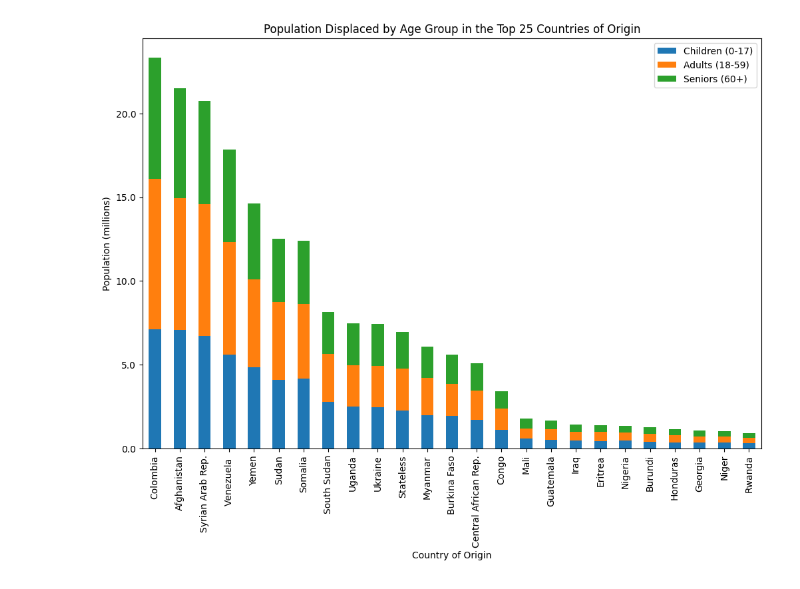
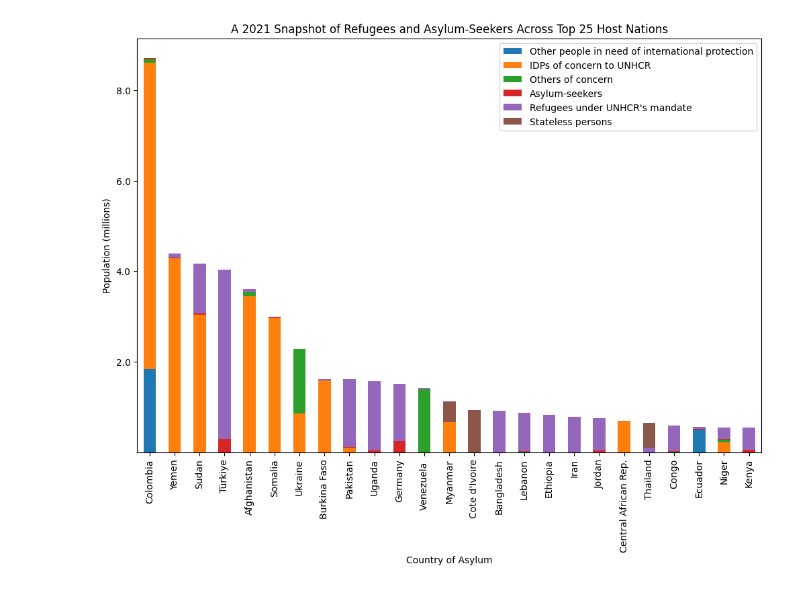
Before and after one commit to htootayzaaung/Information_Visualization, a Jupyter notebook: Coursework 1/Coursework 1.ipynb, the cells around one changed output. Cells and saved outputs as stored; diff of their text form; code cells hidden in the pictures.

Commit message:
Heatmap and Bar chart obtained as per requirements.

```diff
--- a/Coursework 1/Coursework 1.ipynb
+++ b/Coursework 1/Coursework 1.ipynb
@@ -1,47 +1,55 @@
 # %%
 import pandas as pd
 import matplotlib.pyplot as plt
 from matplotlib.ticker import FuncFormatter
 
 # Load the data from the CSV file
-file_path = 'demographics.csv'  # Replace with your actual file path
+file_path = 'demographics.csv'
 df = pd.read_csv(file_path)
 
-# Define broader age categories by summing the relevant columns
-df['Children (0-17)'] = df.filter(regex='Female|Male [0-9] - 1[0-7]').sum(axis=1)
-df['Adults (18-59)'] = df.filter(regex='Female|Male 1[8-9] - [2-5][0-9]').sum(axis=1)
-df['Seniors (60+)'] = df.filter(regex='Female|Male 60').sum(axis=1)
+# Define the full names for the population types, excluding 'Host Community'
+population_types = {
+    'OIP': 'Other people in need of international protection',
+    'IDP': 'IDPs of concern to UNHCR',
+    'OOC': 'Others of concern',
+    'ASY': 'Asylum-seekers',
+    'REF': 'Refugees under UNHCR\'s mandate',
+    'STA': 'Stateless persons'
+}
 
-# Summarize the data for each country of origin
-summary_df = df.groupby('Country of origin').agg({
-    'Children (0-17)': 'sum',
-    'Adults (18-59)': 'sum',
-    'Seniors (60+)': 'sum'
-})
+# Sum the totals for each population type within each country of asylum
+for abbreviation, full_name in population_types.items():
+    df[full_name] = df[df['Population Type'] == abbreviation][['Female total', 'Male total']].sum(axis=1)
+
+# Group by 'Country of asylum' and aggregate the totals for each population type
+summary_df = df.groupby('Country of asylum').agg({full_name: 'sum' for abbreviation, full_name in population_types.items()})
 
 # Sort countries by total population and select the top 25
-top_countries_origin = summary_df.sum(axis=1).nlargest(25).index
-top_summary_df_origin = summary_df.loc[top_countries_origin]
+top_countries_asylum = summary_df.sum(axis=1).nlargest(25).index
+top_summary_df_asylum = summary_df.loc[top_countries_asylum]
 
 # Plotting the bar chart
 fig, ax = plt.subplots(figsize=(12, 8))  # Adjusted for a better fit
-(top_summary_df_origin / 1e6).plot(kind='bar', ax=ax, stacked=True)  # Convert population to millions
+(top_summary_df_asylum / 1e6).plot(kind='bar', ax=ax, stacked=True)  # Convert population to millions
 
 # Format the y-axis labels to show as 'x million' without trailing zeroes
-ax.yaxis.set_major_formatter(FuncFormatter(lambda x, _: '{:.1f}'.format(x)))
+ax.yaxis.set_major_formatter(FuncFormatter(lambda x, _: '{:.1f}'.format(x) if x != 0 else '0'))
 
 # Rotate the x-axis labels for better legibility
 plt.xticks(rotation=90)
 
-# Set the chart title and labels
-ax.set_title('Population Displaced by Age Group in the Top 25 Countries of Origin')
-ax.set_xlabel('Country of Origin')
+# Update the chart title to be more meaningful and understandable
+ax.set_title('A 2021 Snapshot of Refugees and Asylum-Seekers Across Top 25 Host Nations')
+ax.set_xlabel('Country of Asylum')
 ax.set_ylabel('Population (millions)')
 
+# Create the legend with the full names, excluding 'Host Community'
+ax.legend([full_name for abbreviation, full_name in population_types.items()])
+
 # Save the figure to a file
-plt.savefig('population_bar_chart_origin.png', bbox_inches='tight', dpi=400)
+plt.savefig('Refugee and Displaced Populations by Category in Host Countries.png', bbox_inches='tight', dpi=400)
 
 # Show the figure
 plt.show()
 # %% [output]
-[figure, old version]
+[figure, new version]
```
Also changed, not shown: parts of 2 cells of this notebook, 4 other files.
